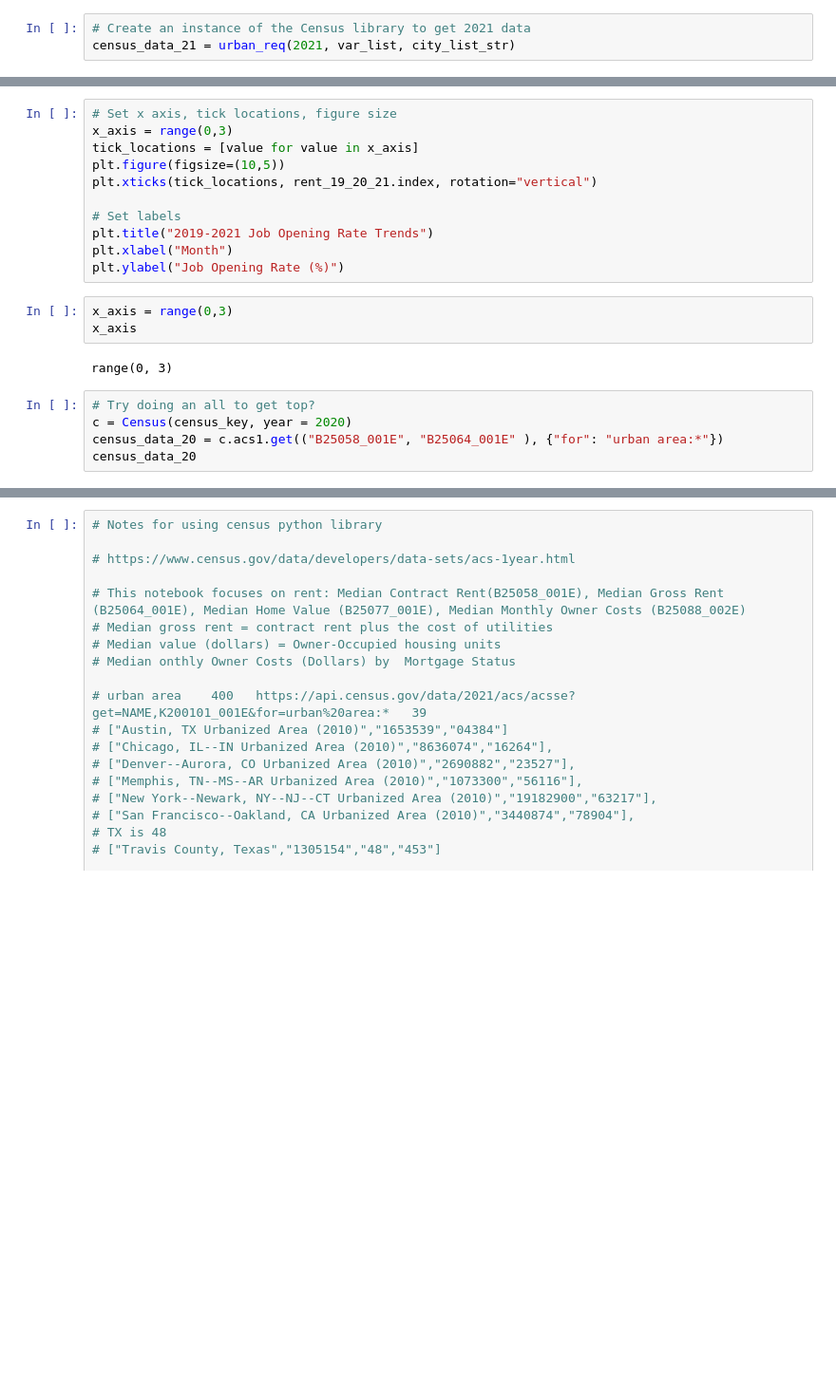
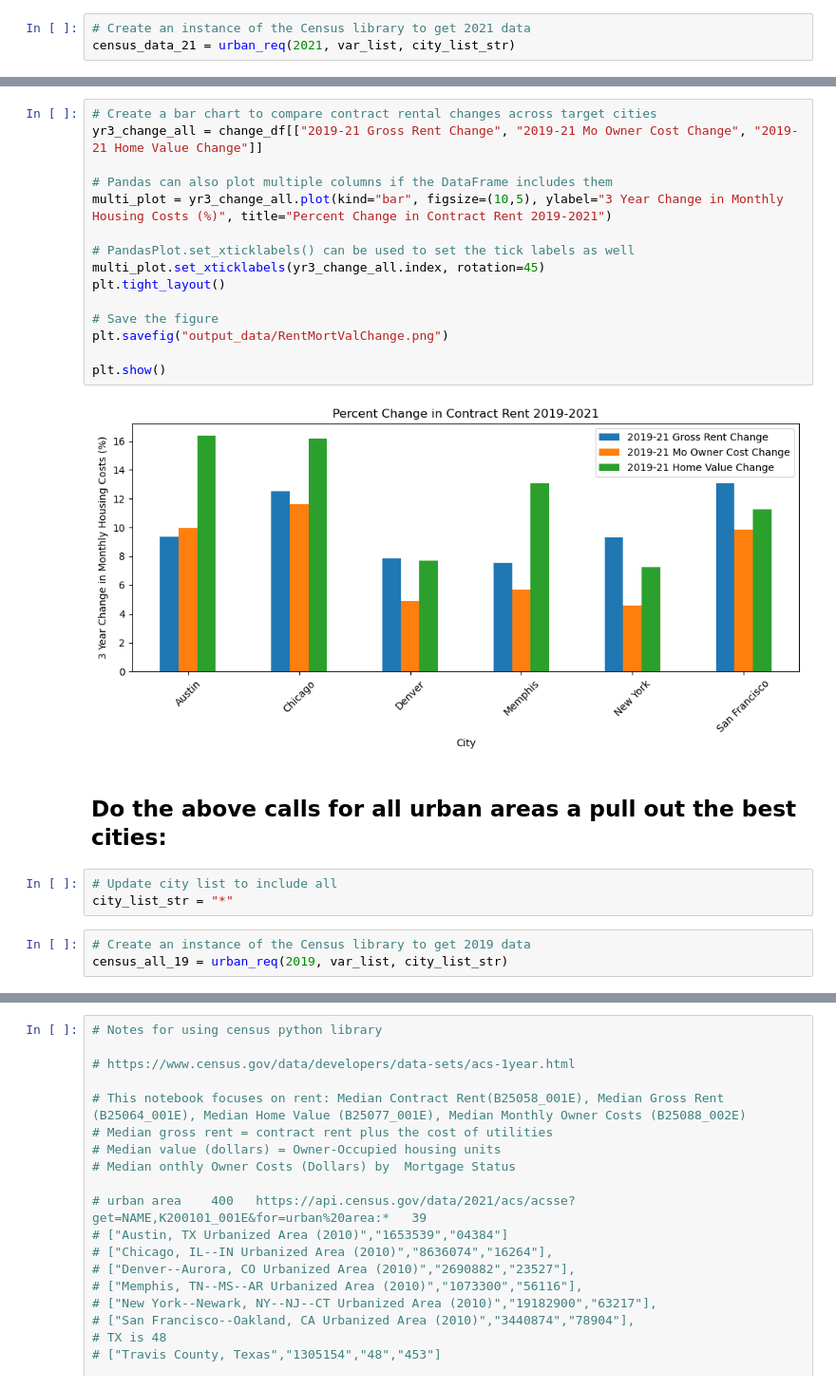
Before and after one commit to vt-bekah/Project1, a Jupyter notebook: Rent_Pricing.ipynb, the cells around one changed output, grey strips where cells are left out. Shown at 95% size. Cells and saved outputs as stored; diff of their text form; blank space fills up the shorter version.

Commit message:
added run for all urban areas, verified all code working as intended

```diff
--- a/Rent_Pricing.ipynb
+++ b/Rent_Pricing.ipynb
@@ -220,21 +199,25 @@ plt.tight_layout()
-# %%
-# Set x axis, tick locations, figure size
-x_axis = range(0,3)
-tick_locations = [value for value in x_axis]
-plt.figure(figsize=(10,5))
-plt.xticks(tick_locations, rent_19_20_21.index, rotation="vertical")
-
-# Set labels
-plt.title("2019-2021 Job Opening Rate Trends")
-plt.xlabel("Month")
-plt.ylabel("Job Opening Rate (%)")
-# %%
-x_axis = range(0,3)
-x_axis
-# %% [output]
-range(0, 3)
-# %%
-# Try doing an all to get top?
-c = Census(census_key, year = 2020)
-census_data_20 = c.acs1.get(("B25058_001E", "B25064_001E" ), {"for": "urban area:*"})
-census_data_20
+# %%
+# Create a bar chart to compare contract rental changes across target cities
+yr3_change_all = change_df[["2019-21 Gross Rent Change", "2019-21 Mo Owner Cost Change", "2019-21 Home Value Change"]]
+
+# Pandas can also plot multiple columns if the DataFrame includes them
+multi_plot = yr3_change_all.plot(kind="bar", figsize=(10,5), ylabel="3 Year Change in Monthly Housing Costs (%)", title="Percent Change in Contract Rent 2019-2021")
+
+# PandasPlot.set_xticklabels() can be used to set the tick labels as well
+multi_plot.set_xticklabels(yr3_change_all.index, rotation=45)
+plt.tight_layout()
+
+# Save the figure
+plt.savefig("output_data/RentMortValChange.png")
+
+plt.show()
+# %% [output]
+[figure, added]
+# %% [markdown]
+## Do the above calls for all urban areas a pull out the best cities:
+# %%
+# Update city list to include all
+city_list_str = "*"
+# %%
+# Create an instance of the Census library to get 2019 data
+census_all_19 = urban_req(2019, var_list, city_list_str)
```
Also changed, not shown: parts of 18 cells of this notebook, 5 other files.
